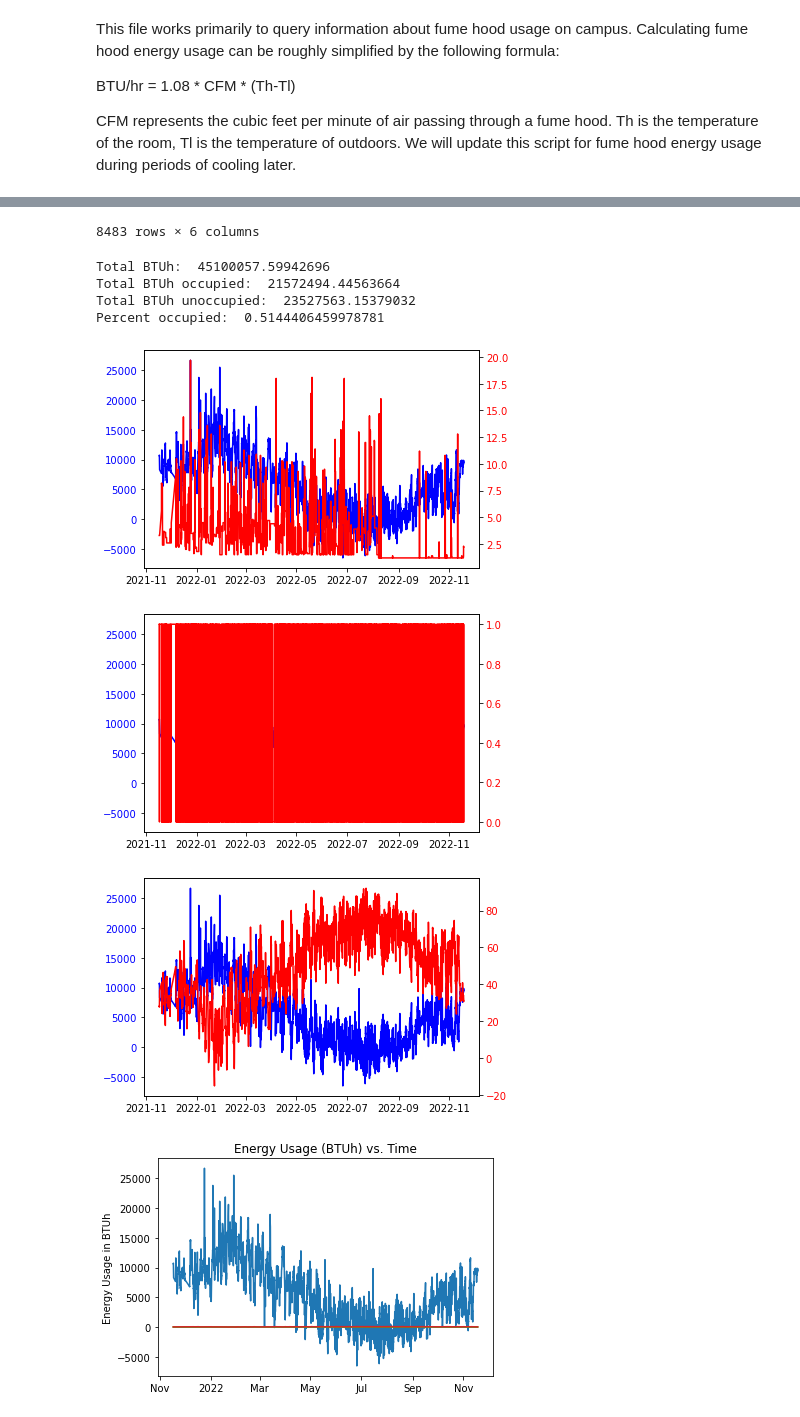
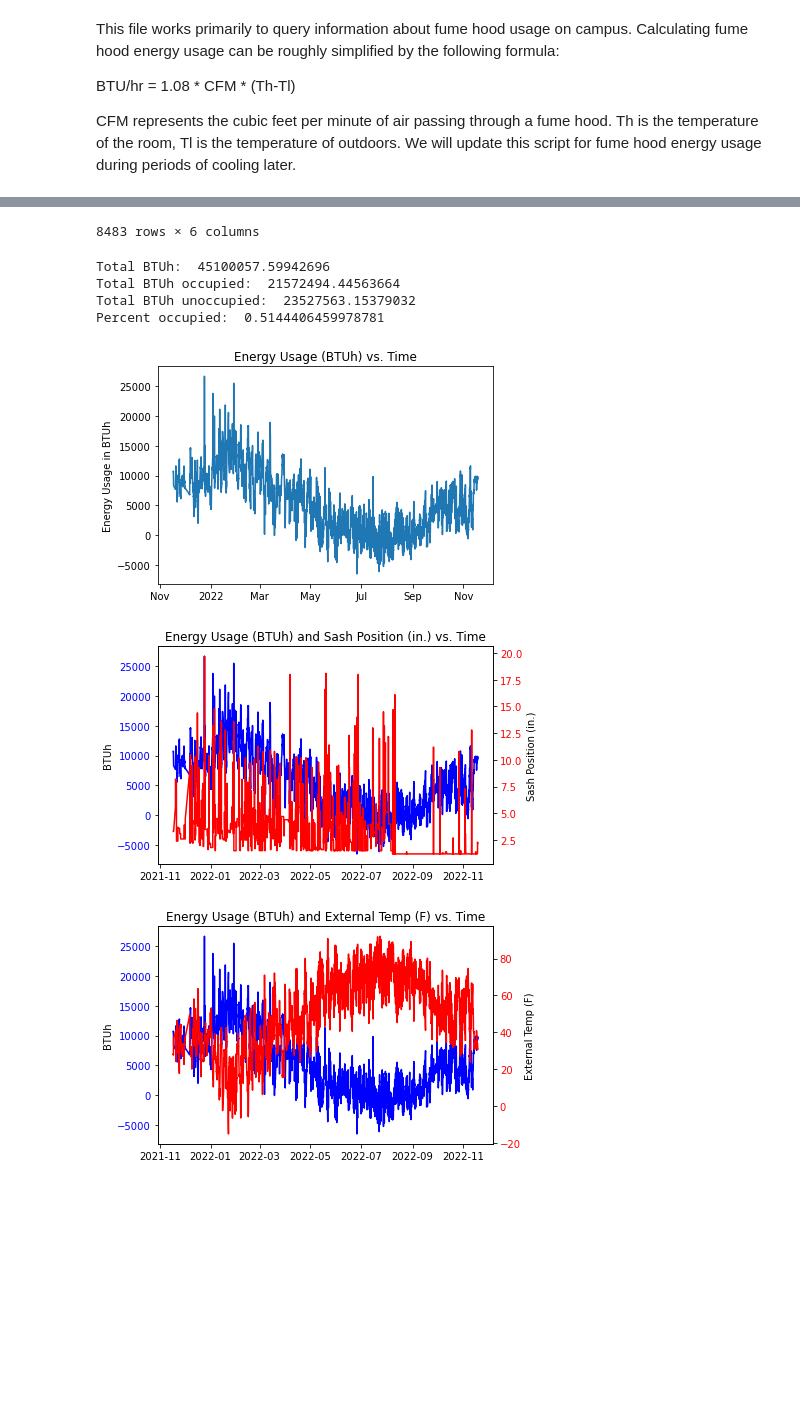
Before and after one commit to thereidfleish/fume-hood-dashboard, a Jupyter notebook: query.ipynb, the cells around one changed output, grey strips where cells are left out. Saved outputs shown, nothing was run; the diff lists cells and outputs as text; code cells hidden in the pictures; blank space fills up the shorter version.

```diff
--- a/query.ipynb
+++ b/query.ipynb
@@ -72,7 +72,7 @@ def fume_query(target,server, start,end):
       "targets": [
         {
           "payload": {
-            "schema": server
+            "schema": server,
           },
           "target": target
         }
@@ -81,9 +81,12 @@ def fume_query(target,server, start,end):
     }
   request = requests.post(url, json=data)
   print(request)
+  # print(request.json())
   return create_tuple(request)
 
 fume_query(target="#biotech/biotech_4th_floor/fourth_floor_fume_hood_lab_spaces/lab_433_control/hood_sash", server="biotech_main", start="2021-12-25T00:00:00.000", end=current_date())
+# fume_query(target="#baker_west_lab_120/occ_sensor_trend", server="endowed_main", start="2021-12-25T00:00:00.000", end=current_date())
+
 # fume_query(target="#lstb_b-07_north/fh_sash_pos", server="weill_main", start="2022-10-22T11:00Z", end="2022-10-22T11:05Z")
 # fume_query(target="#baker_west_lab_120/fh_sash_pos", server="endowed_main", start="2022-10-10T11:00Z", end="2022-10-22T11:05Z")
 # %% [output]
@@ -99,7 +102,9 @@ Returns a time series of the ithaca air temperature over the respective
 """
 
 def outside_temp(start,end):
-  # https://ypsu0n34jc.execute-api.us-east-1.amazonaws.com/dev/query
+  # https://ypsu0n34jc.execute-api.us-east-1.amazonaws.com/dev/query doesn't work
+  # https://portal.emcs.cornell.edu/api/datasources/proxy/5/query works
+  # https://portal-api.emcs.cucloud.net/query works
   url = "https://portal-api.emcs.cucloud.net/query"
   target = "GameFarmRoadWeatherStation.TAVG_H_F"
   data = {
@@ -111,17 +116,14 @@ def outside_temp(start,end):
         {
             "payload": {
                 "additional": [
-                    "metric",
-                    "unit",
-                    "nolimit",
-                    "noagg"
+                    "noagg",
                 ]
             },
             "target": target,
-            "type": "timeseries"
         }
     ]
   }
   request = requests.post(url, json=data)
-#   print(request)
+  print(request)
+#   print(request.json())
   return create_tuple(request)
@@ -243,37 +247,40 @@ def query(target_list, server, start, end):
   print("Total BTUh unoccupied: ", df["BTUh"][df["occ"] == 0].sum())
   print("Percent occupied: ", len(df[df["occ"] == 1.0]) / len(df))
 
-  fig, ax = plt.subplots()
-  ax.plot(df["BTUh"], color="blue")
-  ax.tick_params(axis="y", labelcolor="blue")
-  ax2 = ax.twinx()
-  ax2.plot(df["sash"], color="red")
-  ax2.tick_params(axis="y", labelcolor="red")
+  plt.plot(df["BTUh"], label="BTUh")
+  plt.ylabel("Energy Usage in BTUh")
+  plt.gca().xaxis.set_major_formatter(mdates.ConciseDateFormatter(plt.gca().xaxis.get_major_locator()))
+  plt.title("Energy Usage (BTUh) vs. Time")
   plt.show()
 
   fig, ax = plt.subplots()
   ax.plot(df["BTUh"], color="blue")
   ax.tick_params(axis="y", labelcolor="blue")
+  ax.set_ylabel("BTUh")
   ax2 = ax.twinx()
-  ax2.plot(df["occ"], color="red")
+  ax2.plot(df["sash"], color="red")
   ax2.tick_params(axis="y", labelcolor="red")
+  ax2.set_ylabel("Sash Position (in.)")
+  plt.title("Energy Usage (BTUh) and Sash Position (in.) vs. Time")
   plt.show()
+
+  # fig, ax = plt.subplots()
+  # ax.plot(df["BTUh"], color="blue")
+  # ax.tick_params(axis="y", labelcolor="blue")
+  # ax2 = ax.twinx()
+  # ax2.plot(df["occ"], color="red")
+  # ax2.tick_params(axis="y", labelcolor="red")
+  # plt.show()
 
   fig, ax = plt.subplots()
   ax.plot(df["BTUh"], color="blue")
   ax.tick_params(axis="y", labelcolor="blue")
+  ax.set_ylabel("BTUh")
   ax2 = ax.twinx()
   ax2.plot(df["external temp"], color="red")
   ax2.tick_params(axis="y", labelcolor="red")
-  plt.show()
-
-  plt.plot(df["BTUh"], label="BTUh")
-  plt.plot(df["sash"])
-  plt.plot(df["occ"])
-  plt.plot(df["external temp"])
-  plt.ylabel("Energy Usage in BTUh")
-  plt.gca().xaxis.set_major_formatter(mdates.ConciseDateFormatter(plt.gca().xaxis.get_major_locator()))
-  plt.title("Energy Usage (BTUh) vs. Time")
+  ax2.set_ylabel("External Temp (F)")
+  plt.title("Energy Usage (BTUh) and External Temp (F) vs. Time")
   plt.show()
 
   display(df[df["BTUh"]>20000])
@@ -362,34 +369,33 @@ Name: 25.3148, Length: 26272, dtype: float64
 |  | cfm | sash | occ | internal temp | external temp |
 | 2021-11-17 05:00:00 | 224.62 | 3.3 | 1.0 | 72.2 | 28.2452 |
 | 2021-11-17 06:00:00 | 226.08 | 3.3 | 1.0 | 72.1 | 28.2560 |
 | 2021-11-17 07:00:00 | 223.64 | 3.3 | 0.0 | 72.2 | 27.7160 |
 | 2021-11-17 08:00:00 | 221.69 | 3.3 | 1.0 | 71.4 | 28.0292 |
 | 2021-11-17 09:00:00 | 222.17 | 3.3 | 1.0 | 71.9 | 29.1110 |
 | ... | ... | ... | ... | ... | ... |
 | 2022-11-18 00:00:00 | 225.59 | 1.4 | 1.0 | 72.1 | 32.4374 |
 | 2022-11-18 01:00:00 | 225.10 | 2.3 | 1.0 | 71.7 | 32.1314 |
 | 2022-11-18 02:00:00 | 223.15 | 2.3 | 1.0 | 71.7 | 30.8354 |
 | 2022-11-18 03:00:00 | 223.15 | 2.2 | 0.0 | 71.2 | 30.6338 |
 | 2022-11-18 04:00:00 | 222.17 | 2.2 | 0.0 | 70.8 | 31.2548 |
 8483 rows × 5 columns
 |  | cfm | sash | occ | internal temp | external temp | BTUh |
 | 2021-11-17 05:00:00 | 224.62 | 3.3 | 1.0 | 72.2 | 28.2452 | 10662.977350 |
 | 2021-11-17 06:00:00 | 226.08 | 3.3 | 1.0 | 72.1 | 28.2560 | 10705.231642 |
 | 2021-11-17 07:00:00 | 223.64 | 3.3 | 0.0 | 72.2 | 27.7160 | 10744.273901 |
 | 2021-11-17 08:00:00 | 221.69 | 3.3 | 1.0 | 71.4 | 28.0292 | 10384.062464 |
 | 2021-11-17 09:00:00 | 222.17 | 3.3 | 1.0 | 71.9 | 29.1110 | 10266.946700 |
 | ... | ... | ... | ... | ... | ... | ... |
 | 2022-11-18 00:00:00 | 225.59 | 1.4 | 1.0 | 72.1 | 32.4374 | 9663.284809 |
 | 2022-11-18 01:00:00 | 225.10 | 2.3 | 1.0 | 71.7 | 32.1314 | 9619.443209 |
 | 2022-11-18 02:00:00 | 223.15 | 2.3 | 1.0 | 71.7 | 30.8354 | 9848.450329 |
 | 2022-11-18 03:00:00 | 223.15 | 2.2 | 0.0 | 71.2 | 30.6338 | 9776.535332 |
 | 2022-11-18 04:00:00 | 222.17 | 2.2 | 0.0 | 70.8 | 31.2548 | 9488.617651 |
 8483 rows × 6 columns
 Total BTUh:  45100057.59942696
 Total BTUh occupied:  21572494.44563664
 Total BTUh unoccupied:  23527563.15379032
 Percent occupied:  0.5144406459978781
-[figure, old version]
+[figure, new version]
-[figure, old version]
+[figure, new version]
-[figure, old version]
+[figure, new version]
-[figure, removed]
```
Also changed, not shown: parts of 4 cells of this notebook, 3 other files.
